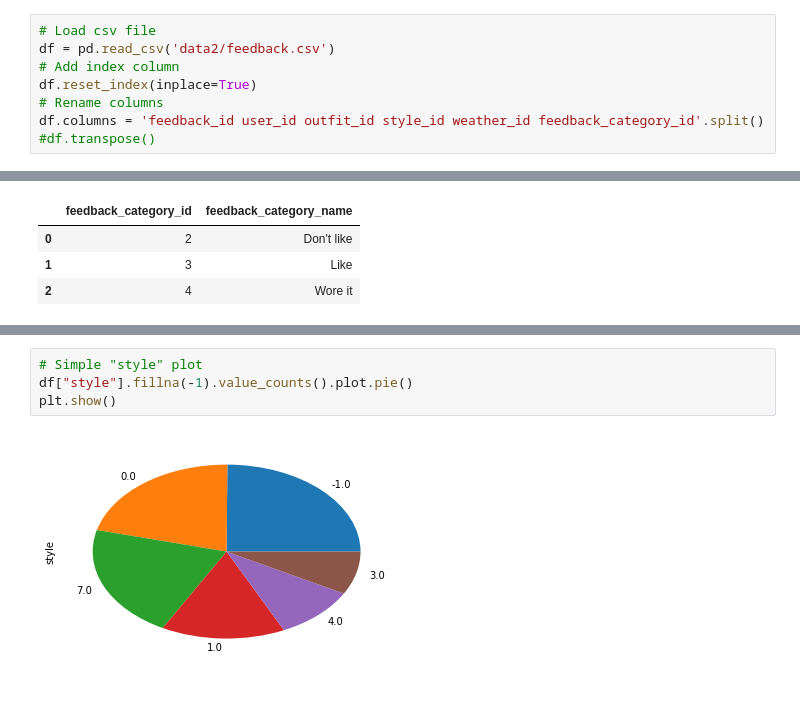
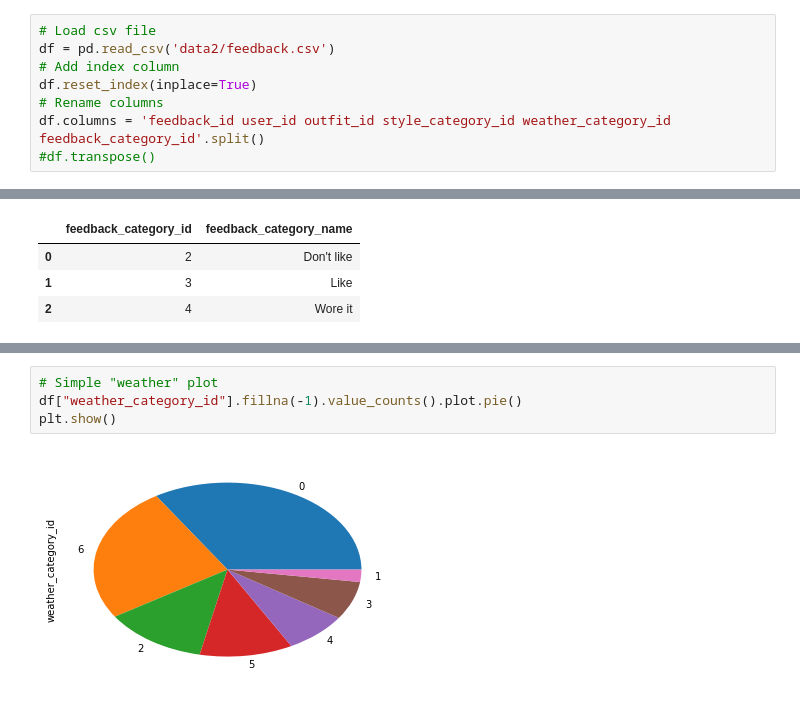
Before and after one commit to tkornuta/python-sandbox, a Jupyter notebook: panda/visualize_feedback2.ipynb, the cells around one changed output, grey strips where cells are left out. Cells and saved outputs as stored; diff of their text form.

Commit message:
visualization of categories

```diff
--- a/panda/visualize_feedback2.ipynb
+++ b/panda/visualize_feedback2.ipynb
@@ -8,5 +8,5 @@ df = pd.read_csv('data2/feedback.csv')
 # Add index column
 df.reset_index(inplace=True)
 # Rename columns
-df.columns = 'feedback_id user_id outfit_id style_id weather_id feedback_category_id'.split()
+df.columns = 'feedback_id user_id outfit_id style_category_id weather_category_id feedback_category_id'.split()
 #df.transpose()
@@ -48,6 +157,6 @@ plt.show()
 # %%
-# Simple "style" plot
-df["style"].fillna(-1).value_counts().plot.pie()
+# Simple "weather" plot
+df["weather_category_id"].fillna(-1).value_counts().plot.pie()
 plt.show()
 # %% [output]
-[figure, old version]
+[figure, new version]
```
Also changed, not shown: parts of 16 cells of this notebook.
